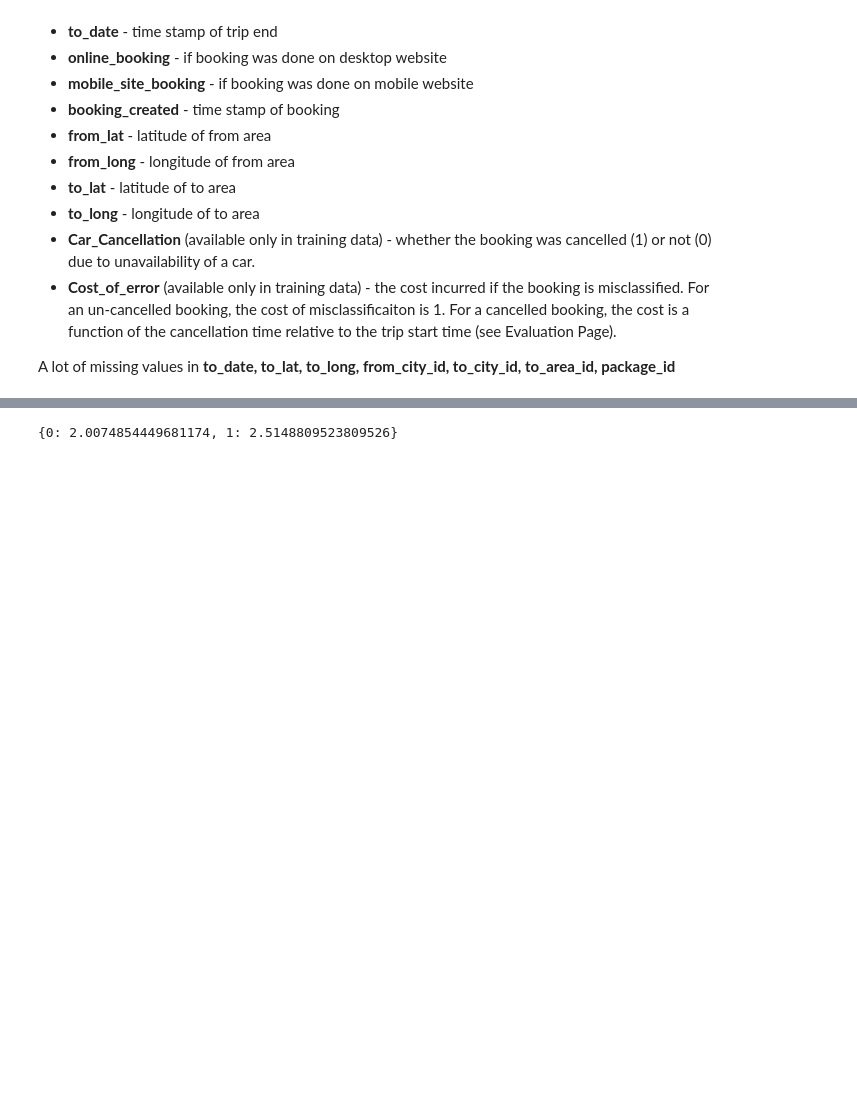
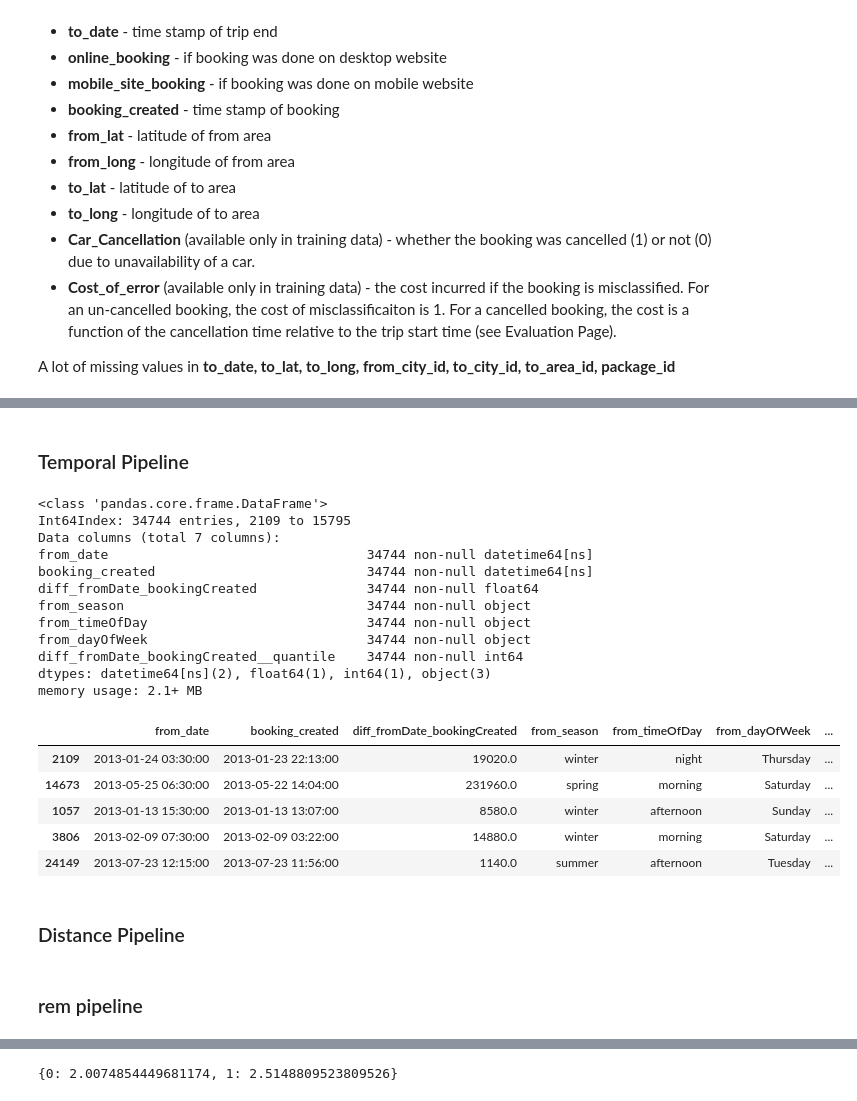
Before and after one commit to Jodahr/CabCancellation, a Jupyter notebook: CabCancellation.ipynb, the cells around one changed output, grey strips where cells are left out. Cells and saved outputs as stored; diff of their text form; code cells hidden in the pictures; blank space fills up the shorter version.

```diff
--- a/CabCancellation.ipynb
+++ b/CabCancellation.ipynb
@@ -95,4 +96,13 @@ A lot of missing values in **to_date, to_lat, to_long, from_city_id, to_city_id,
+# %%
+# copy data
+data = df.copy()
+# %%
+X, y = data.drop('Car_Cancellation', axis=1), data['Car_Cancellation']
+X_train, X_test, y_train, y_test = train_test_split( X, y, test_size=0.2, random_state=42)
 # %%
-# list of temporal features
-temp_features = ['from_date', 'to_date', 'booking_created']
-#temp_features = ['from_date']
+# list of features
+temp_features = ['from_date', 'booking_created']
+dist_features = ['from_lat', 'from_long', 'to_lat', 'to_long']
+rem_features = ['online_booking', 'mobile_site_booking', 'travel_type_id', 'from_area_id']
+# %% [markdown]
+### Temporal Pipeline
@@ -98,0 +147,38 @@ temp_features = ['from_date', 'to_date', 'booking_created']
+# %%
+temp_pipe = Pipeline([
+    ('select_temporal_columns', pdpc.ColumnSelector(cols=temp_features)),
+    ('to_dateTime', pdpc.DataTypeTransformer(dataType='dateTime')),
+    ('diff_booking', pdpc.DFTransform(get_diff)),
+    ('get_season', pdpc.DFApply(col='from_date', resCol='from_season', func=get_season)),
+    ('get_timeOfDay', pdpc.DFApply(col='from_date', resCol='from_timeOfDay', func=get_timeOfDay)),
+    ('get_dayOfWeek', pdpc.DFApply(col='from_date', resCol='from_dayOfWeek', func=get_dayOfWeek)),
+    ('replace_weird_times', pdpc.DFApply(col='diff_fromDate_bookingCreated',
+                                         resCol='diff_fromDate_bookingCreated', func=replace_weird_times)),
+    ('fillnan_diff_booking', pdpc.DFImputer(col='diff_fromDate_bookingCreated', method='median')),
+    ('diff_quantile', pdpc.DFQuantile(col='diff_fromDate_bookingCreated', q=10))
+])
+# %%
+test = temp_pipe.fit_transform(X_train, y_train)
+test.info()
+test.head()
+# %% [output]
+<class 'pandas.core.frame.DataFrame'>
+Int64Index: 34744 entries, 2109 to 15795
+Data columns (total 7 columns):
+from_date                                 34744 non-null datetime64[ns]
+booking_created                           34744 non-null datetime64[ns]
+diff_fromDate_bookingCreated              34744 non-null float64
+from_season                               34744 non-null object
+from_timeOfDay                            34744 non-null object
+from_dayOfWeek                            34744 non-null object
+diff_fromDate_bookingCreated__quantile    34744 non-null int64
+dtypes: datetime64[ns](2), float64(1), int64(1), object(3)
+memory usage: 2.1+ MB
+|  | from_date | booking_created | diff_fromDate_bookingCreated | from_season | from_timeOfDay | from_dayOfWeek | ... |
+| 2109 | 2013-01-24 03:30:00 | 2013-01-23 22:13:00 | 19020.0 | winter | night | Thursday | ... |
+| 14673 | 2013-05-25 06:30:00 | 2013-05-22 14:04:00 | 231960.0 | spring | morning | Saturday | ... |
+| 1057 | 2013-01-13 15:30:00 | 2013-01-13 13:07:00 | 8580.0 | winter | afternoon | Sunday | ... |
+| 3806 | 2013-02-09 07:30:00 | 2013-02-09 03:22:00 | 14880.0 | winter | morning | Saturday | ... |
+| 24149 | 2013-07-23 12:15:00 | 2013-07-23 11:56:00 | 1140.0 | summer | afternoon | Tuesday | ... |
+# %% [markdown]
+### Distance Pipeline
@@ -98,0 +218,2 @@ temp_features = ['from_date', 'to_date', 'booking_created']
+# %% [markdown]
+### rem pipeline
```
Also changed, not shown: parts of 20 cells of this notebook.
